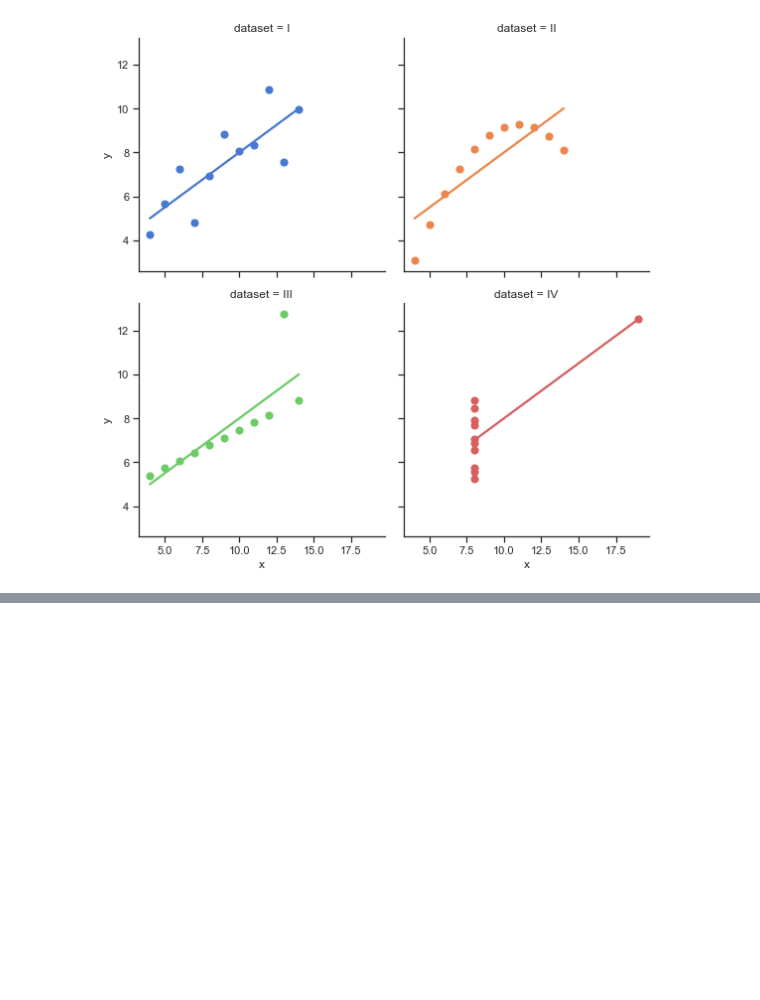
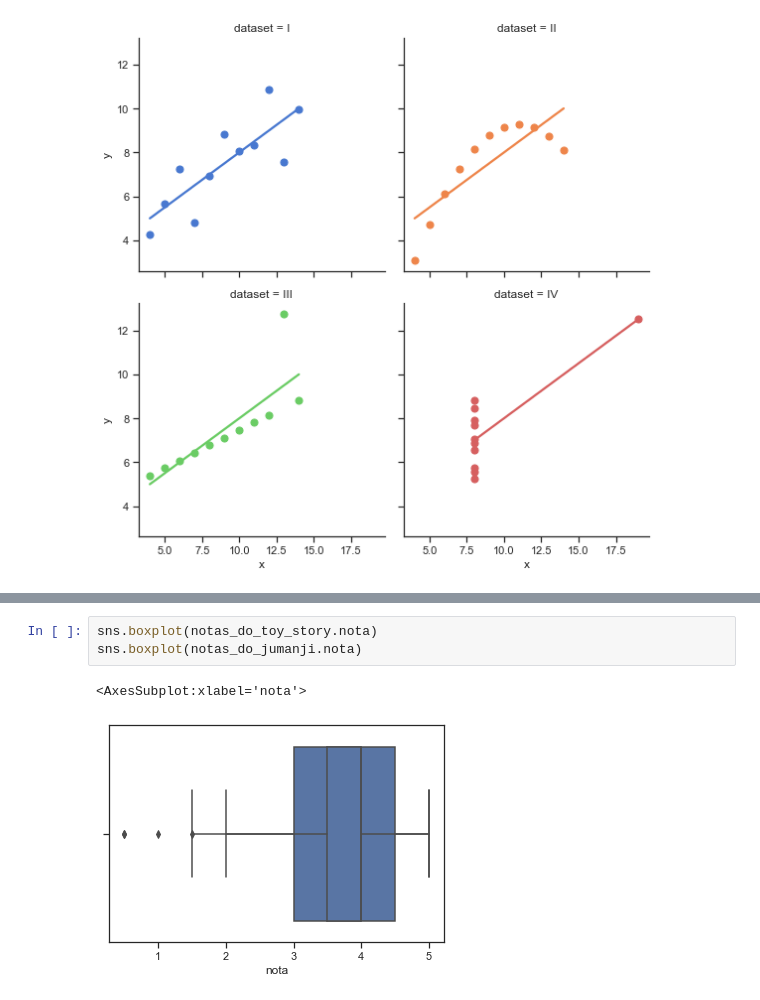
Before and after one commit to fredpaiva42/Analise-e-Visualizacao-de-Dados, a Jupyter notebook: IntroducaoDS.ipynb, the cells around one changed output, grey strips where cells are left out. Drawn from its saved outputs; the diff is of its cells as text; blank space fills up the shorter version.

```diff
--- a/IntroducaoDS.ipynb
+++ b/IntroducaoDS.ipynb
@@ -323,0 +397,6 @@ sns.lmplot(x="x", y="y", col="dataset", hue="dataset", data=df,
+# %%
+sns.boxplot(notas_do_toy_story.nota)
+sns.boxplot(notas_do_jumanji.nota)
+# %% [output]
+<AxesSubplot:xlabel='nota'>
+[figure, added]
```
Also changed, not shown: parts of 13 cells of this notebook.
